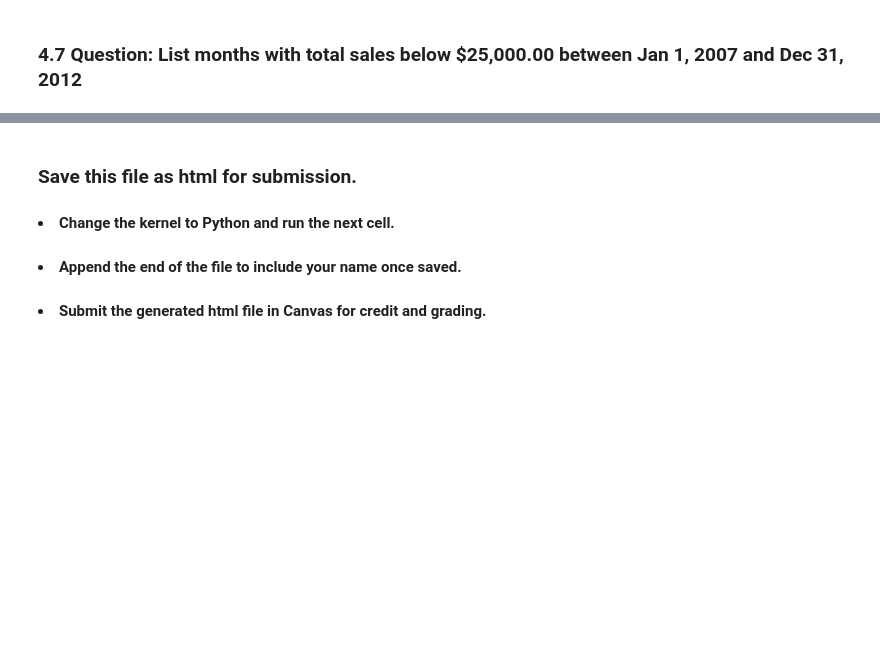
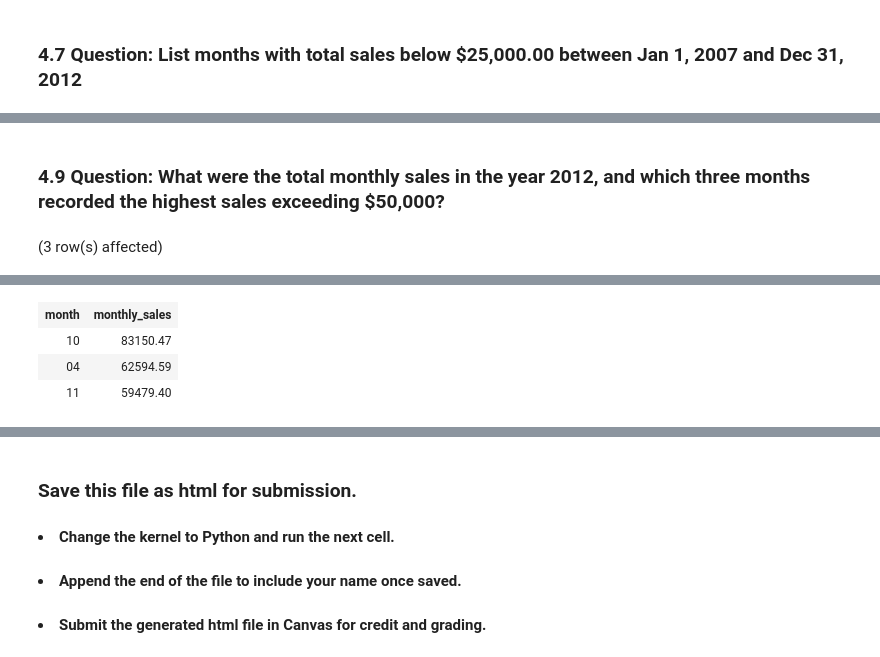
Before and after one commit to shkungulio/Maryville, a Jupyter notebook: DSCI-504/Assignment/Week4/DSCI504_Wk4_Assignment.ipynb, the cells around one changed output, grey strips where cells are left out. Saved outputs shown, nothing was run; the diff lists cells and outputs as text; code cells hidden in the pictures; blank space fills up the shorter version.

```diff
--- a/DSCI-504/Assignment/Week4/DSCI504_Wk4_Assignment.ipynb
+++ b/DSCI-504/Assignment/Week4/DSCI504_Wk4_Assignment.ipynb
@@ -277,0 +242,19 @@ Total execution time: 00:00:00.030
+# %% [markdown]
+### 4.9 Question: What were the total monthly sales in the year 2012, and which three months recorded the highest sales exceeding $50,000?
+# %%
+SELECT
+    TO_CHAR(ord_date, 'MM') AS month
+    ,SUM(order_tot) AS monthly_sales
+FROM
+    dsci_504.orders
+WHERE
+    ord_date BETWEEN DATE '2012-01-01' AND DATE '2012-12-31'
+GROUP BY
+    TO_CHAR(ord_date, 'MM')
+HAVING
+    SUM(order_tot) > 50000
+ORDER BY
+    monthly_sales DESC
+LIMIT 3;
+# %% [output]
+(3 row(s) affected)
@@ -277,0 +262,4 @@ Total execution time: 00:00:00.030
+| month | monthly_sales |
+| 10 | 83150.47 |
+| 04 | 62594.59 |
+| 11 | 59479.40 |
```
Also changed, not shown: parts of 16 cells of this notebook, 54 other files.
